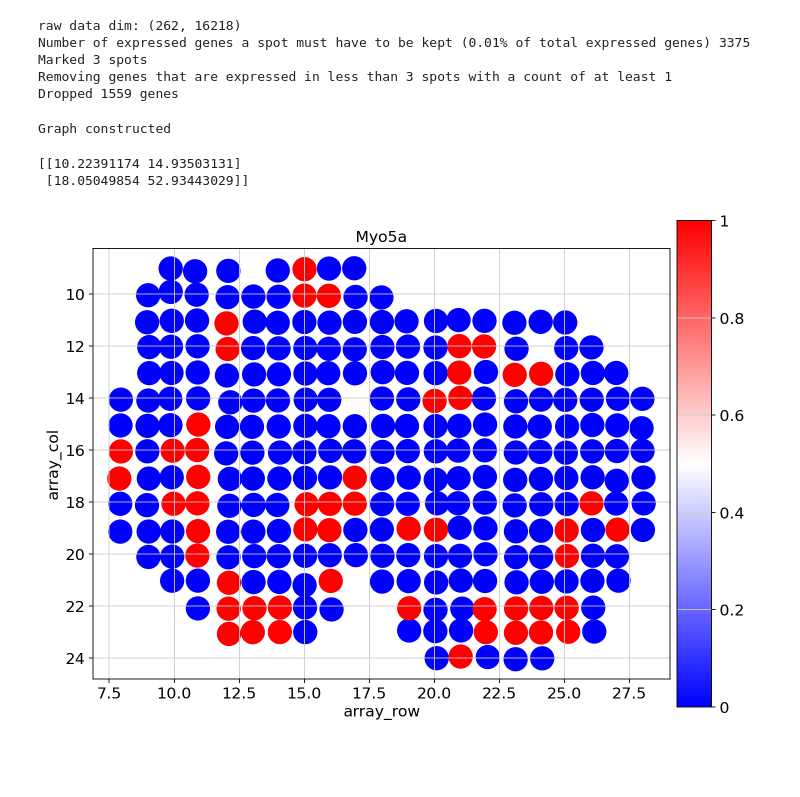
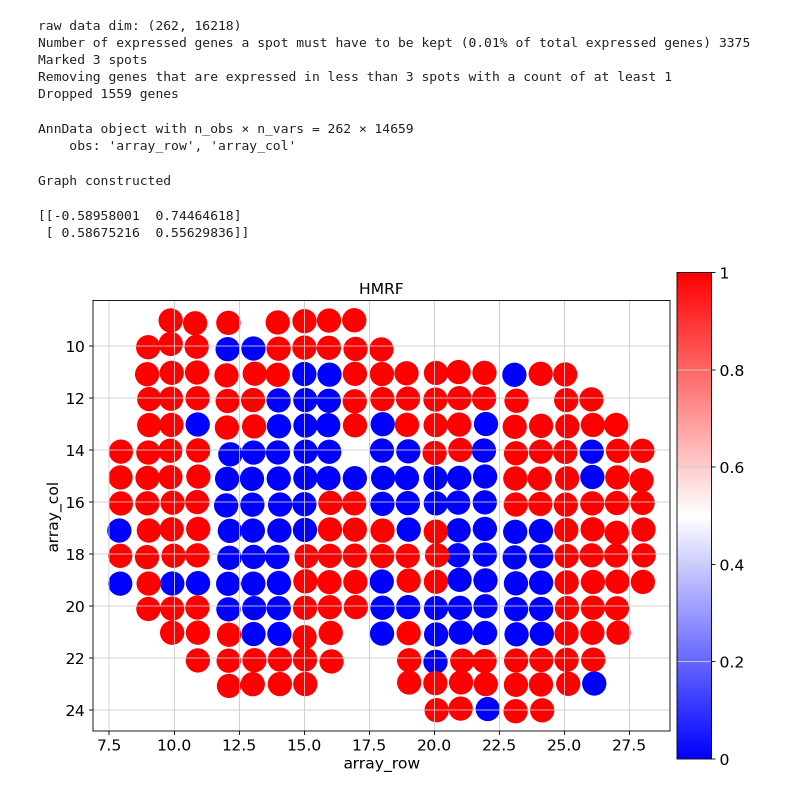
Before and after one commit to Khadaq2001/HMRF, a Jupyter notebook: test.ipynb, the cells around one changed output. Saved outputs shown, nothing was run; the diff lists cells and outputs as text; code cells hidden in the pictures; blank space fills up the shorter version.

```diff
--- a/test.ipynb
+++ b/test.ipynb
@@ -80,5 +80,9 @@ Dropped 1559 genes
 # Suppose new_index is your new index
 new_index = ["array_row", "array_col"]
 adata.obs.rename(columns={"imagerow": new_index[0], "imagecol": new_index[1]}, inplace=True)
+adata
+# %% [output]
+AnnData object with n_obs × n_vars = 262 × 14659
+    obs: 'array_row', 'array_col'
 # %%
 target_gene = 'Myo5a'
@@ -86,22 +89,21 @@ exp = adata[:,target_gene].X.toarray()
 gene_graph = GeneGraph(adata, target_gene, radius= 1)
 # %% [output]
 Graph constructed
-# %%
-label = gene_graph.mrf_with_icmem(beta=5)
-# %% [output]
-[[10.22391174 14.93503131]
- [18.05049854 52.93443029]]
 # %%
-adata.obs['label'] = label
+gene_graph.mrf_with_icmem(beta=5)
+adata.obs['label'] = gene_graph.label
+# %% [output]
+[[-0.58958001  0.74464618]
+ [ 0.58675216  0.55629836]]
 # %%
 sc.set_figure_params(facecolor="white", figsize=(8, 8))
 ax=sc.pl.scatter(adata,alpha=1,x="array_row",y="array_col", color = "label",
-                 title=target_gene,show=False,size=500000/adata.shape[0],
-                color_map='bwr')
+                 title="HMRF",show=False,size=500000/adata.shape[0],
+                 color_map='bwr')
 ax.set_aspect('equal', 'box')
 ax.axes.invert_yaxis()
 # %% [output]
-[figure, old version]
+[figure, new version]
 # %%
 from sklearn.mixture import GaussianMixture
 from sklearn.cluster import KMeans
```
Also changed, not shown: parts of 16 cells of this notebook, 1 other file.
